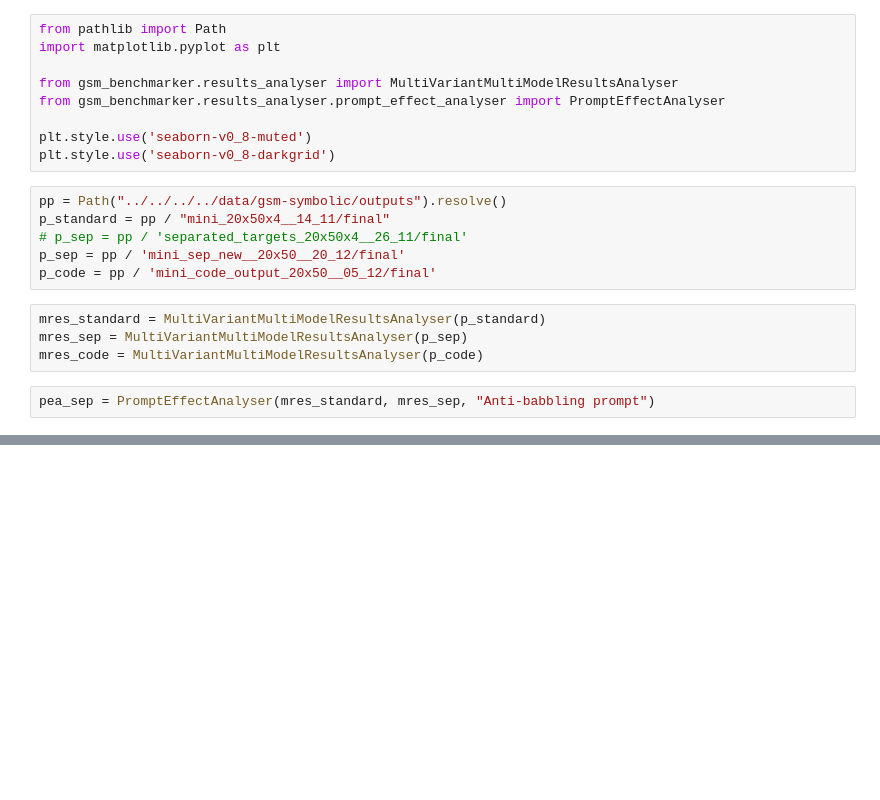
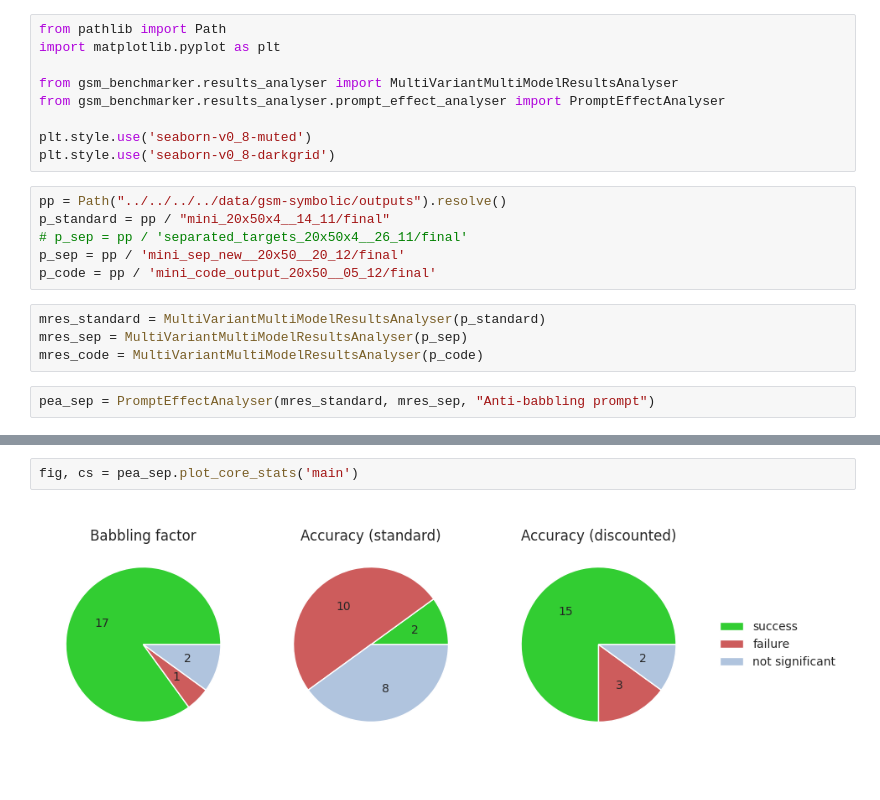
Before and after one commit to the-mysh/gsm-symbolic-benchmarking, a Jupyter notebook: notebooks/results_pres/2026-01-14.ipynb, the cells around one changed output, grey strips where cells are left out. Cells and saved outputs as stored; diff of their text form; blank space fills up the shorter version.

Commit message:
Plot core stats changes

```diff
--- a/notebooks/results_pres/2026-01-14.ipynb
+++ b/notebooks/results_pres/2026-01-14.ipynb
@@ -52,0 +53,4 @@ pea_sep.compare_core_stats(variant='main')
+# %%
+fig, cs = pea_sep.plot_core_stats('main')
+# %% [output]
+[figure, added]
```
Also changed, not shown: parts of 2 cells of this notebook, 1 other file.
